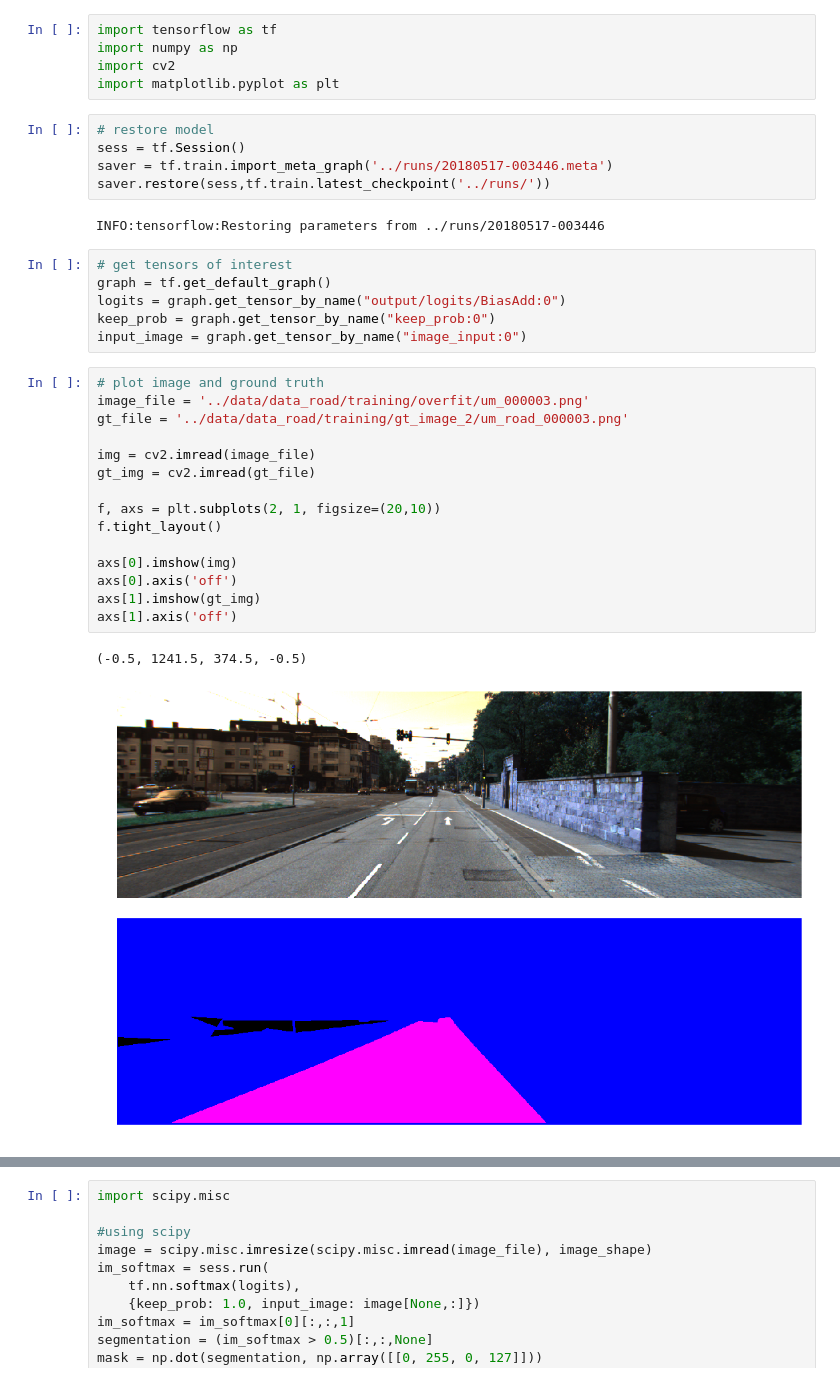
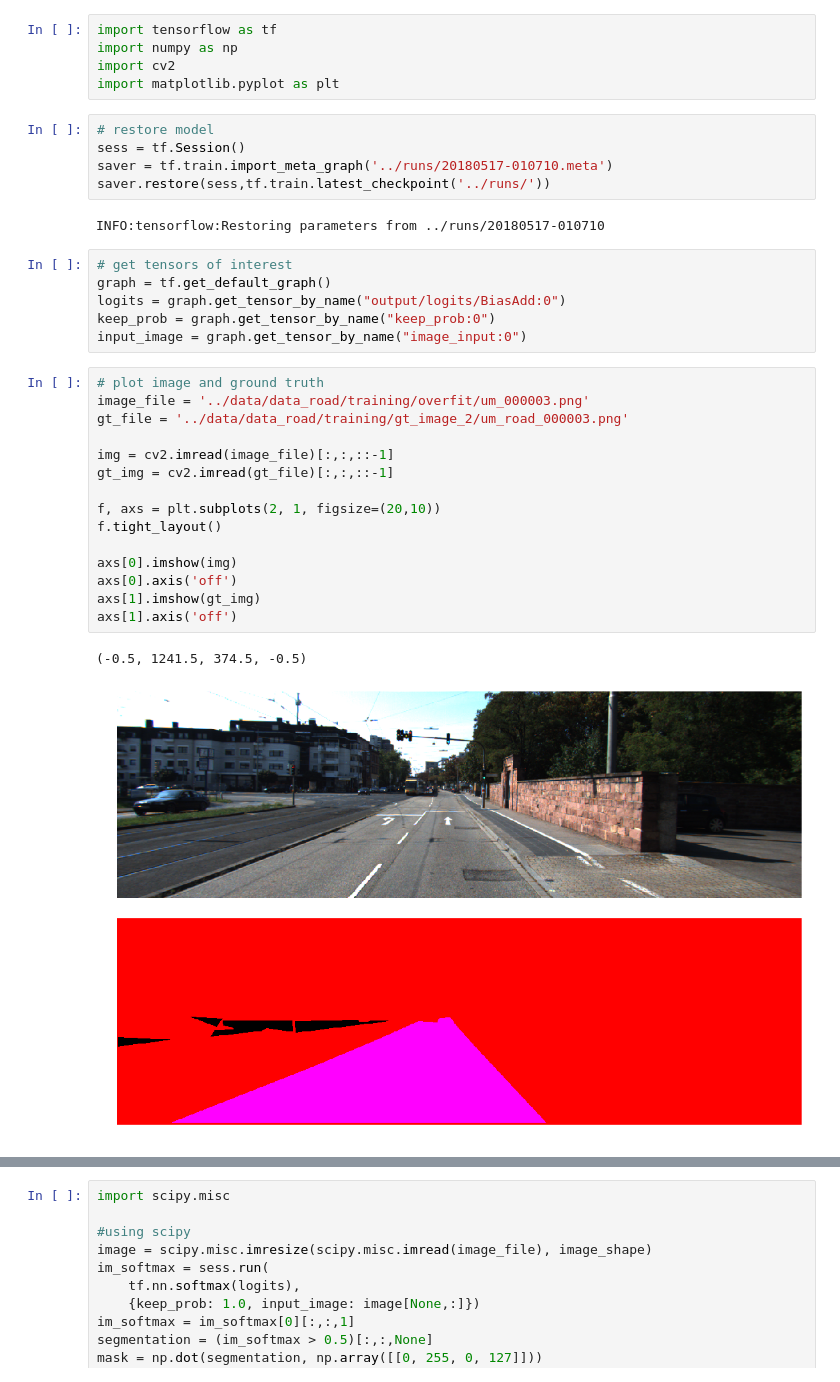
Before and after one commit to DhruvaKumar/CarND-Semantic-Segmentation, a Jupyter notebook: exploration/loadmodel-predict-overfit.ipynb, the cells around one changed output, grey strips where cells are left out. Cells and saved outputs as stored; diff of their text form.

```diff
--- a/exploration/loadmodel-predict-overfit.ipynb
+++ b/exploration/loadmodel-predict-overfit.ipynb
@@ -6,10 +6,10 @@ import matplotlib.pyplot as plt
 # %%
 # restore model
 sess = tf.Session()
-saver = tf.train.import_meta_graph('../runs/20180517-003446.meta')
+saver = tf.train.import_meta_graph('../runs/20180517-010710.meta')
 saver.restore(sess,tf.train.latest_checkpoint('../runs/'))
 # %% [output]
-INFO:tensorflow:Restoring parameters from ../runs/20180517-003446
+INFO:tensorflow:Restoring parameters from ../runs/20180517-010710
 # %%
 # get tensors of interest
 graph = tf.get_default_graph()
@@ -19,21 +19,21 @@ input_image = graph.get_tensor_by_name("image_input:0")
 # %%
 # plot image and ground truth
 image_file = '../data/data_road/training/overfit/um_000003.png'
 gt_file = '../data/data_road/training/gt_image_2/um_road_000003.png'
 
-img = cv2.imread(image_file)
-gt_img = cv2.imread(gt_file)
+img = cv2.imread(image_file)[:,:,::-1]
+gt_img = cv2.imread(gt_file)[:,:,::-1]
 
 f, axs = plt.subplots(2, 1, figsize=(20,10))
 f.tight_layout()
 
 axs[0].imshow(img)
 axs[0].axis('off')
 axs[1].imshow(gt_img)
 axs[1].axis('off')
 # %% [output]
 (-0.5, 1241.5, 374.5, -0.5)
-[figure, old version]
+[figure, new version]
 # %%
 # predict on image
 num_classes = 2
```
Also changed, not shown: parts of 7 cells of this notebook, 1 other file.
